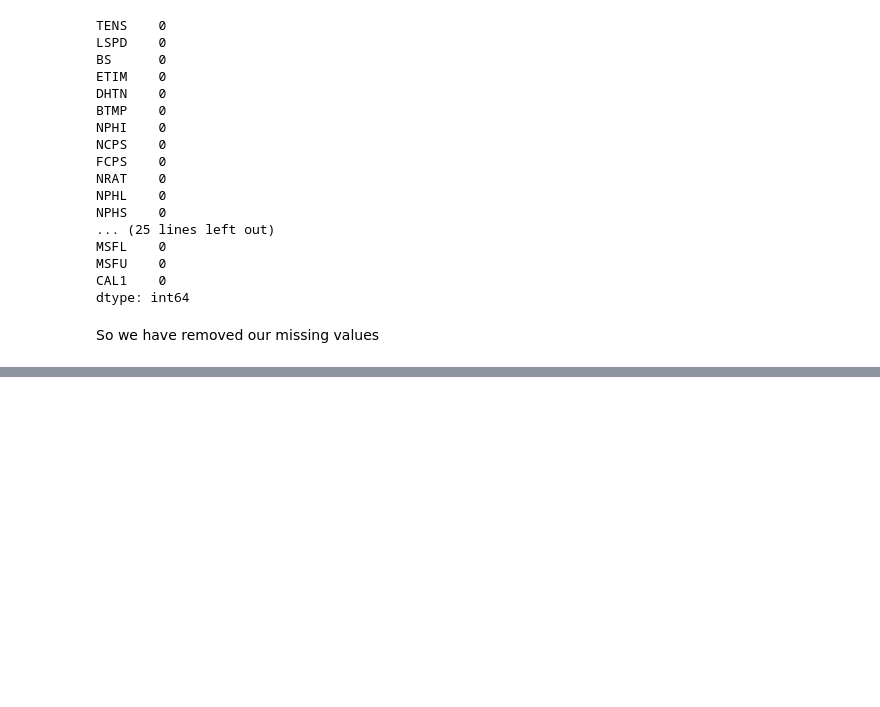
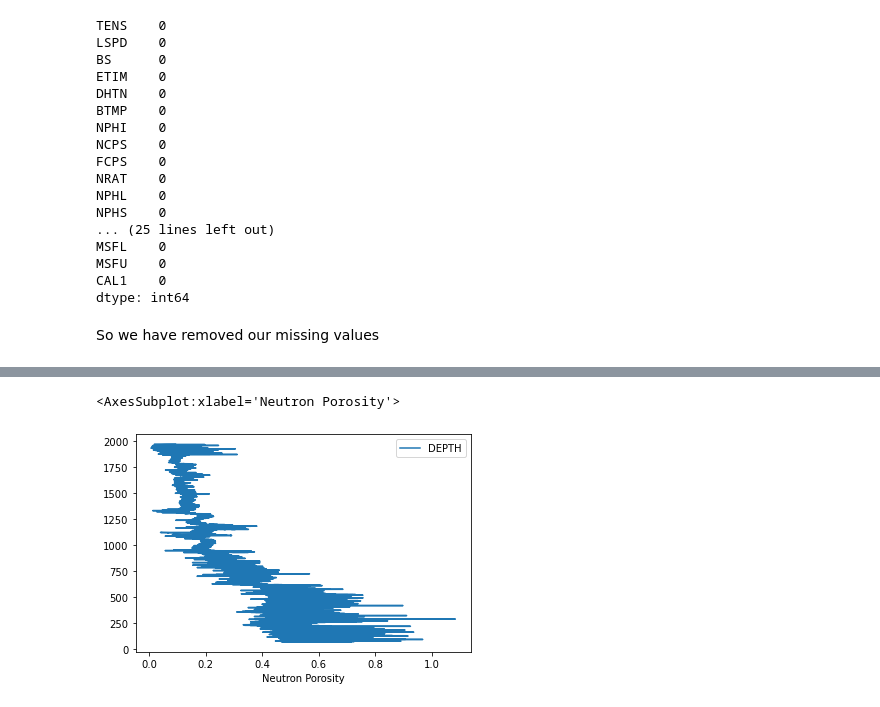
Before and after one commit to aliyusifov99/Well-Log-Data-Analysis, a Jupyter notebook: eda.ipynb, the cells around one changed output, grey strips where cells are left out. Drawn from its saved outputs; the diff is of its cells as text; code cells hidden in the pictures; blank space fills up the shorter version.

```diff
--- a/eda.ipynb
+++ b/eda.ipynb
@@ -185,0 +237,6 @@ So we have removed our missing values
+# %%
+#plot Neutron Porosity vs Depth
+las_df.plot('Neutron Porosity', 'DEPTH')
+# %% [output]
+<AxesSubplot:xlabel='Neutron Porosity'>
+[figure, added]
```
Also changed, not shown: parts of 13 cells of this notebook.
